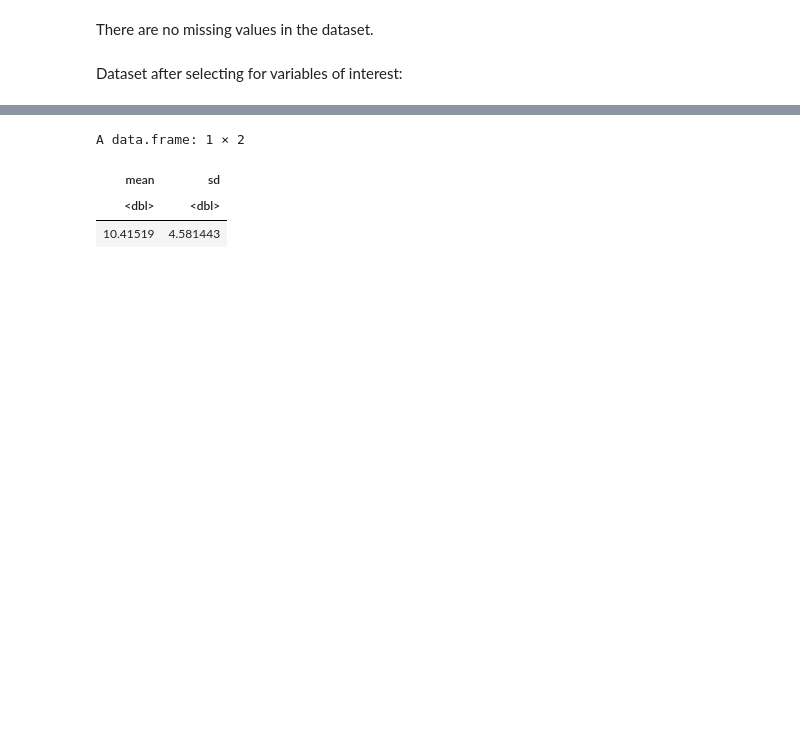
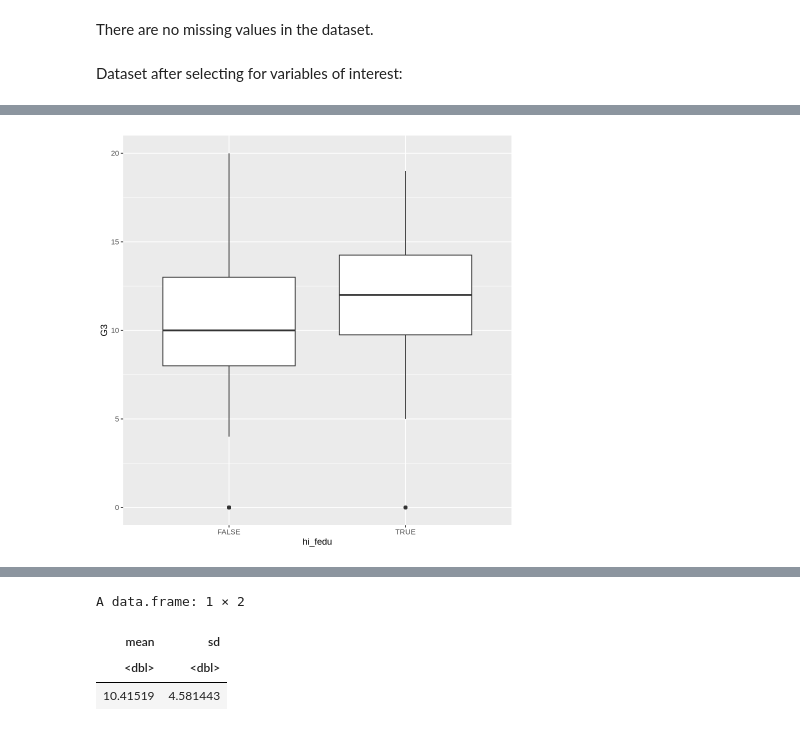
Before and after one commit to aidanmeharg/STAT_201_Project, a Jupyter notebook: report.ipynb, the cells around one changed output, grey strips where cells are left out. Saved outputs shown, nothing was run; the diff lists cells and outputs as text; code cells hidden in the pictures; blank space fills up the shorter version.

```diff
--- a/report.ipynb
+++ b/report.ipynb
@@ -95,0 +112,5 @@ A data.frame: 6 × 6
+# %%
+ggplot(students_filtered, aes(hi_fedu, G3)) +
+    geom_boxplot()
+# %% [output]
+[figure, added]
```
Also changed, not shown: parts of 8 cells of this notebook.
